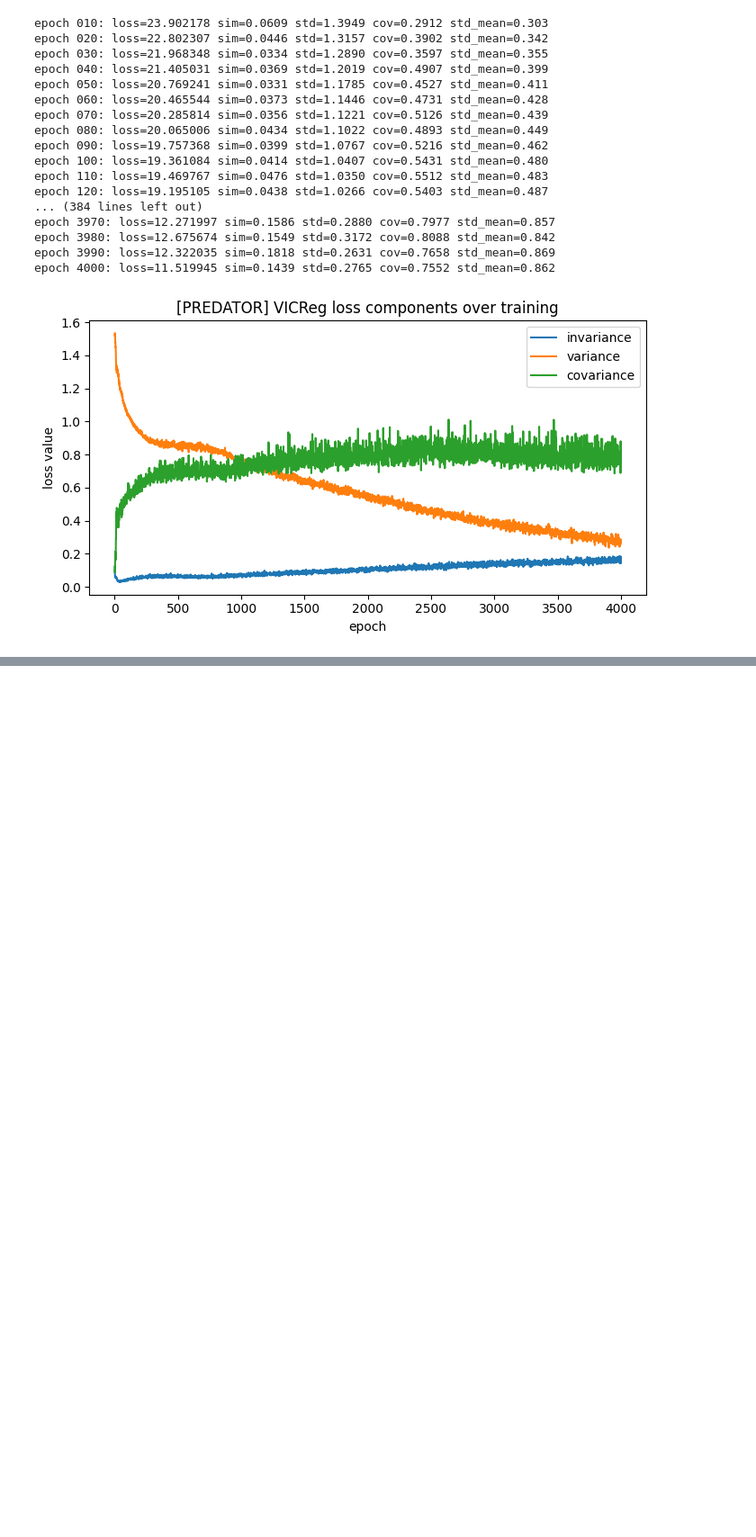
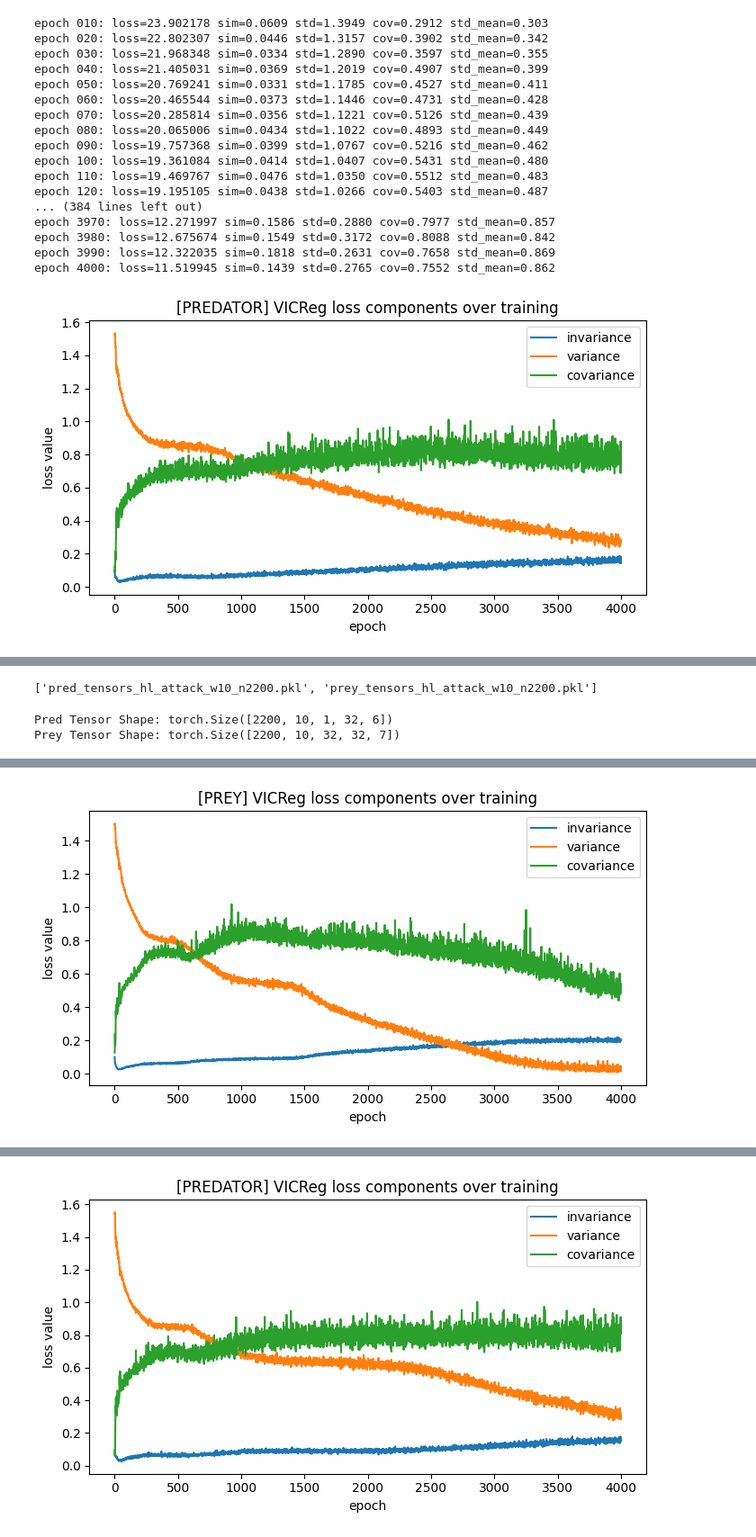
Before and after one commit to nickikloss/Predator-Prey-Thesis, a Jupyter notebook: 2.3 GAIL - Pretrain Policy & Encoder.ipynb, the cells around one changed output, grey strips where cells are left out. Shown at 90% size. Drawn from its saved outputs; the diff is of its cells as text; code cells hidden in the pictures; blank space fills up the shorter version.

```diff
--- a/2.3 GAIL - Pretrain Policy & Encoder.ipynb
+++ b/2.3 GAIL - Pretrain Policy & Encoder.ipynb
@@ -171,0 +174,13 @@ torch.save(prey_policy.state_dict(),drive / f'models/trained_policies/BC-Policy/
+# %%
+# import libraries + set working directory
+import os, sys
+import numpy as np
+from pathlib import Path
+
+drive = "/run/media/felix/Volume/gdrive/Predator Prey Thesis"
+drive = Path(drive)
+
+os.chdir(drive)
+sys.path.insert(0, drive)
+
+print("Working directory:", os.getcwd())
@@ -171,0 +209,59 @@ torch.save(prey_policy.state_dict(),drive / f'models/trained_policies/BC-Policy/
+# %%
+window_len = 10
+window_path = drive / f'Data/1. Data Processing/Processed/video/expert_tensors/windows/10 windows (split by attack or interaction -- used for calculating speed)/attack'
+
+print(sorted(os.listdir(window_path)))
+device = torch.device('cuda' if torch.cuda.is_available() else 'cpu')
+# %% [output]
+['pred_tensors_hl_attack_w10_n2200.pkl', 'prey_tensors_hl_attack_w10_n2200.pkl']
+# %%
+def load_expert_pairs(window_path, device=None):
+    files = sorted(os.listdir(window_path))
+    preds = [f for f in files if f.startswith('pred')]
+    preys = [f for f in files if f.startswith('prey')]
+
+    key = lambda name: name.split('_', 1)[1] # strip the pred/prey prefix
+    pred_map = {key(f): f for f in preds}
+    prey_map = {key(f): f for f in preys}
+
+    unmatched = set(pred_map) ^ set(prey_map)
+    if unmatched:
+        raise RuntimeError(f"unpaired expert files: {sorted(unmatched)}")
+
+    pred_list, prey_list = [], []
+    for k in sorted(pred_map):
+        pd = torch.load(os.path.join(window_path, pred_map[k]), weights_only=False)
+        py = torch.load(os.path.join(window_path, prey_map[k]), weights_only=False)
+        assert pd.shape[0] == py.shape[0], f"{k}: {pd.shape[0]} pred vs {py.shape[0]} prey"
+        # print(f"  {pred_map[k]:<38s} {tuple(pd.shape)}")
+        # print(f"  {prey_map[k]:<38s} {tuple(py.shape)}")
+        pred_list.append(pd); prey_list.append(py)
+
+    p = torch.cat(pred_list, 0).type(torch.float32)
+    q = torch.cat(prey_list, 0).type(torch.float32)
+    return (p.to(device), q.to(device)) if device else (p, q)
+
+exp_pred_tensor, exp_prey_tensor = load_expert_pairs(window_path, device)
+print("Pred Tensor Shape:", exp_pred_tensor.shape)
+print("Prey Tensor Shape:", exp_prey_tensor.shape)
+# %% [output]
+Pred Tensor Shape: torch.Size([2200, 10, 1, 32, 6])
+Prey Tensor Shape: torch.Size([2200, 10, 32, 32, 7])
+# %%
+# initialize trajectory augmentation
+aug = TrajectoryAugmentation(noise_std=0.01, neigh_drop=0.10, feat_drop=0.05).to(device)
+
+# pretrain prey encoder
+prey_encoder = TransitionEncoder(features=6, embd_dim=32, z=32).to(device) # was 5
+prey_projector = VicRegProjector(input_dim=64).to(device)
+prey_optimizer = torch.optim.Adam(list(prey_encoder.parameters()) + list(prey_projector.parameters()), lr=1e-3, weight_decay=1e-6)
+train_encoder(prey_encoder, prey_projector, aug=aug, exp_tensor=exp_prey_tensor, epochs=4000, optimizer=prey_optimizer, role="prey")
+torch.save(prey_encoder.state_dict(),drive / f'models/trained_policies/Encoder/prey_encoder_attack.pt')
+
+# pretrain predator encoder
+pred_encoder = TransitionEncoder(features=5, embd_dim=32, z=32).to(device) # was 4
+pred_projector = VicRegProjector(input_dim=64).to(device)
+pred_optimizer = torch.optim.Adam(list(pred_encoder.parameters()) + list(pred_projector.parameters()), lr=1e-3, weight_decay=1e-6)
+train_encoder(pred_encoder, pred_projector, aug=aug, exp_tensor=exp_pred_tensor, epochs=4000, optimizer=pred_optimizer, role="predator")
+torch.save(pred_encoder.state_dict(),drive / f'models/trained_policies/Encoder/pred_encoder_attack.pt')
+# %% [output]
@@ -171,0 +285 @@ torch.save(prey_policy.state_dict(),drive / f'models/trained_policies/BC-Policy/
+[figure, added]
@@ -171,0 +303 @@ torch.save(prey_policy.state_dict(),drive / f'models/trained_policies/BC-Policy/
+[figure, added]
```
Also changed, not shown: parts of 8 cells of this notebook, 9 other files.
